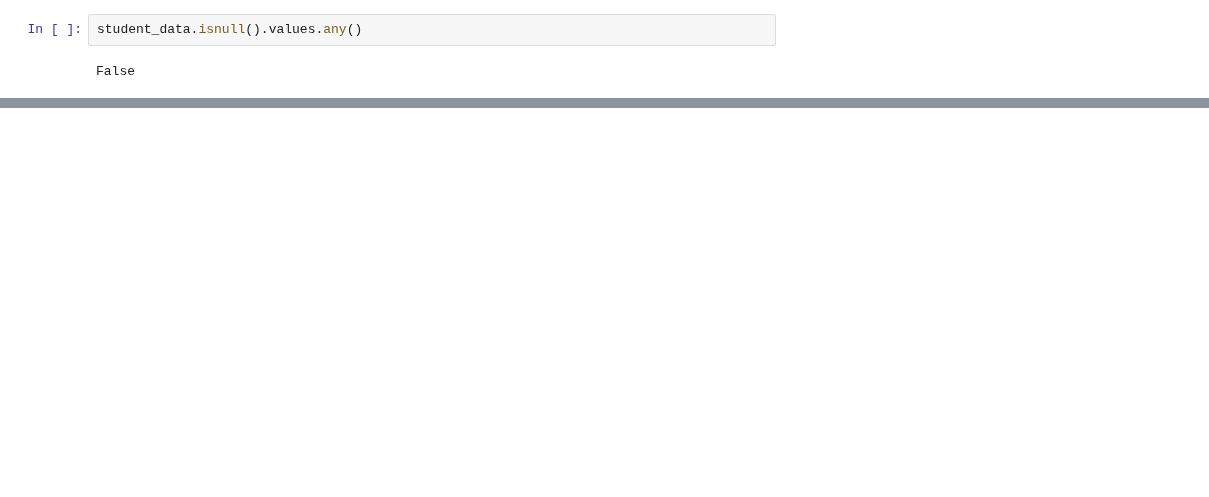
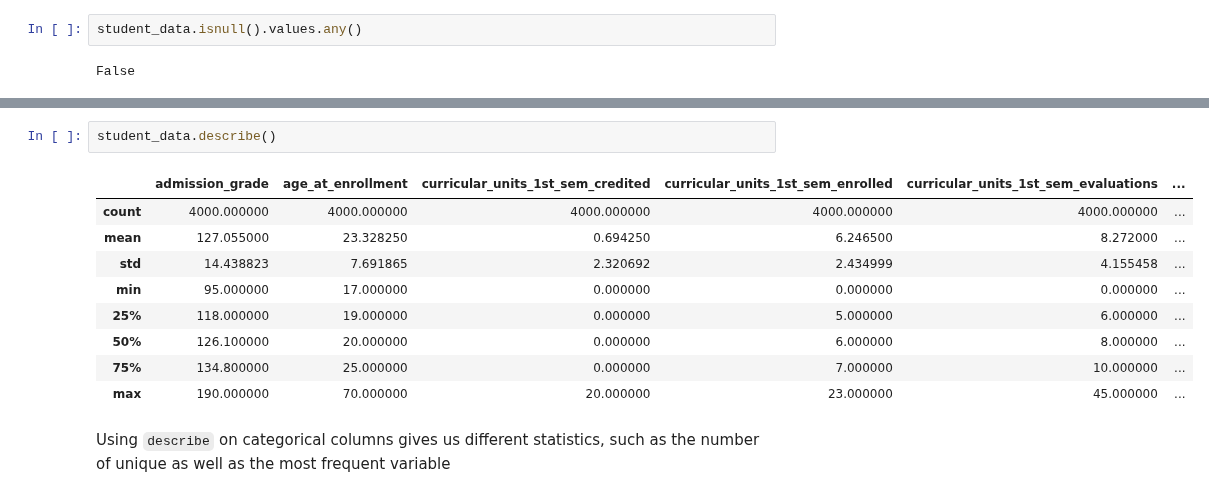
Before and after one commit to MarcoAigner/Machine-Learning-Practical, a Jupyter notebook: project_2/student_dropout.ipynb, the cells around one changed output, grey strips where cells are left out. Drawn from its saved outputs; the diff is of its cells as text; blank space fills up the shorter version.

```diff
--- a/project_2/student_dropout.ipynb
+++ b/project_2/student_dropout.ipynb
@@ -69,0 +127,14 @@ Daytime/evening attendance
+# %%
+student_data.describe()
+# %% [output]
+|  | admission_grade | age_at_enrollment | curricular_units_1st_sem_credited | curricular_units_1st_sem_enrolled | curricular_units_1st_sem_evaluations | ... |
+| count | 4000.000000 | 4000.000000 | 4000.000000 | 4000.000000 | 4000.000000 | ... |
+| mean | 127.055000 | 23.328250 | 0.694250 | 6.246500 | 8.272000 | ... |
+| std | 14.438823 | 7.691865 | 2.320692 | 2.434999 | 4.155458 | ... |
+| min | 95.000000 | 17.000000 | 0.000000 | 0.000000 | 0.000000 | ... |
+| 25% | 118.000000 | 19.000000 | 0.000000 | 5.000000 | 6.000000 | ... |
+| 50% | 126.100000 | 20.000000 | 0.000000 | 6.000000 | 8.000000 | ... |
+| 75% | 134.800000 | 25.000000 | 0.000000 | 7.000000 | 10.000000 | ... |
+| max | 190.000000 | 70.000000 | 20.000000 | 23.000000 | 45.000000 | ... |
+# %% [markdown]
+Using ``describe`` on categorical columns gives us different statistics, such as the number of unique as well as the most frequent variable
```
Also changed, not shown: parts of 59 cells of this notebook.
